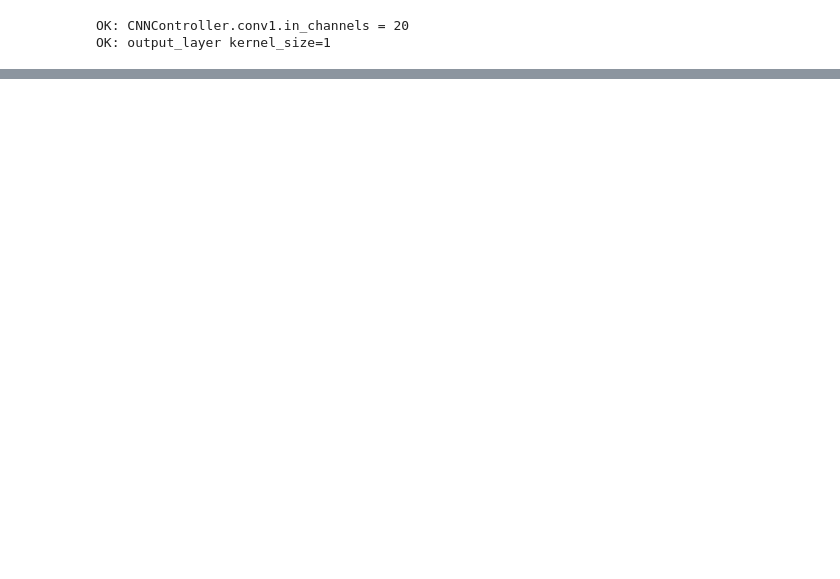
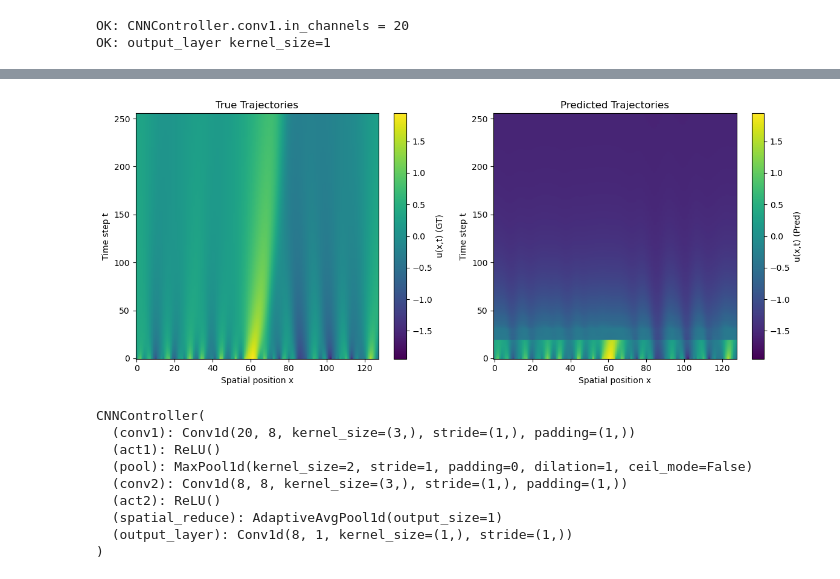
Before and after one commit to Samuel-Chapuis/CS-NFTM-Fork, a Jupyter notebook: NFTM_for_Physic/CNN_1D_Sam.ipynb, the cells around one changed output, grey strips where cells are left out. Drawn from its saved outputs; the diff is of its cells as text; code cells hidden in the pictures; blank space fills up the shorter version.

```diff
--- a/NFTM_for_Physic/CNN_1D_Sam.ipynb
+++ b/NFTM_for_Physic/CNN_1D_Sam.ipynb
@@ -482,0 +433,64 @@ CNNController(
+# %%
+def rollout_autoregressive(model, full_trajectory, history_len, r, patch_size, sample_limit=None):
+    """
+    full_trajectory: (B, T, N) avec les vraies données (utilisées juste pour warm-up/visualisation).
+    retourne predictions: (B, T, N)
+    """
+    model.eval()
+    with torch.no_grad():
+        B, T, N = full_trajectory.shape
+        device = full_trajectory.device
+        if sample_limit is not None:
+            B = min(B, sample_limit)
+            full_trajectory = full_trajectory[:B]
+
+        preds = torch.zeros((B, T, N), device=device)
+        # warm-up: copier GT sur les L premiers pas
+        preds[:, :history_len, :] = full_trajectory[:, :history_len, :]
+
+        # fenêtre (B, L, N)
+        window = preds[:, :history_len, :].clone()
+
+        for t in range(history_len, T):
+            patches_input = build_patches_from_sequence(window, r, patch_size)  # (B*N, L, patch)
+            next_pred = model(patches_input).reshape(B, N)                      # (B, N)
+            preds[:, t, :] = next_pred
+
+            # glisse la fenêtre : retire le plus ancien, ajoute la pred
+            window = torch.cat([window[:, 1:, :], next_pred.unsqueeze(1)], dim=1)
+
+    model.train()
+    return preds
+
+# Utilisation :
+cnn_controller.eval()
+with torch.no_grad():
+    for initial_field, full_trajectory, nu in dataloader:
+        B, N = initial_field.shape
+        T = full_trajectory.shape[1]
+        device = initial_field.device
+
+        predictions = rollout_autoregressive(
+            model=cnn_controller,
+            full_trajectory=full_trajectory.to(device),
+            history_len=HISTORY_LEN,
+            r=r,
+            patch_size=patch_size,
+            sample_limit=1  # affiche juste un batch si tu veux
+        )
+
+        visualize_h(predictions, full_trajectory.to(device), sample_idx=0, symmetric=True)
+
+        break
+cnn_controller.train()
+# %% [output]
+[figure, added]
+CNNController(
+  (conv1): Conv1d(20, 8, kernel_size=(3,), stride=(1,), padding=(1,))
+  (act1): ReLU()
+  (pool): MaxPool1d(kernel_size=2, stride=1, padding=0, dilation=1, ceil_mode=False)
+  (conv2): Conv1d(8, 8, kernel_size=(3,), stride=(1,), padding=(1,))
+  (act2): ReLU()
+  (spatial_reduce): AdaptiveAvgPool1d(output_size=1)
+  (output_layer): Conv1d(8, 1, kernel_size=(1,), stride=(1,))
+)
```
Also changed, not shown: parts of 13 cells of this notebook.
